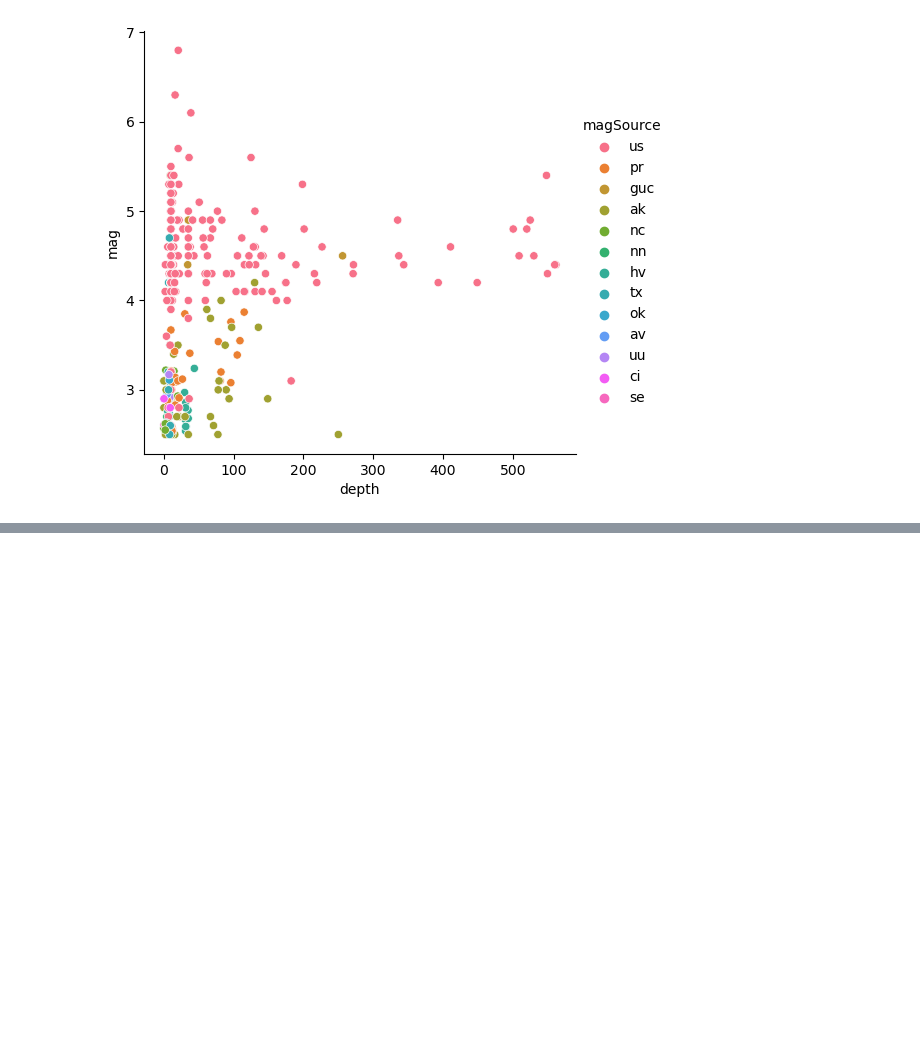
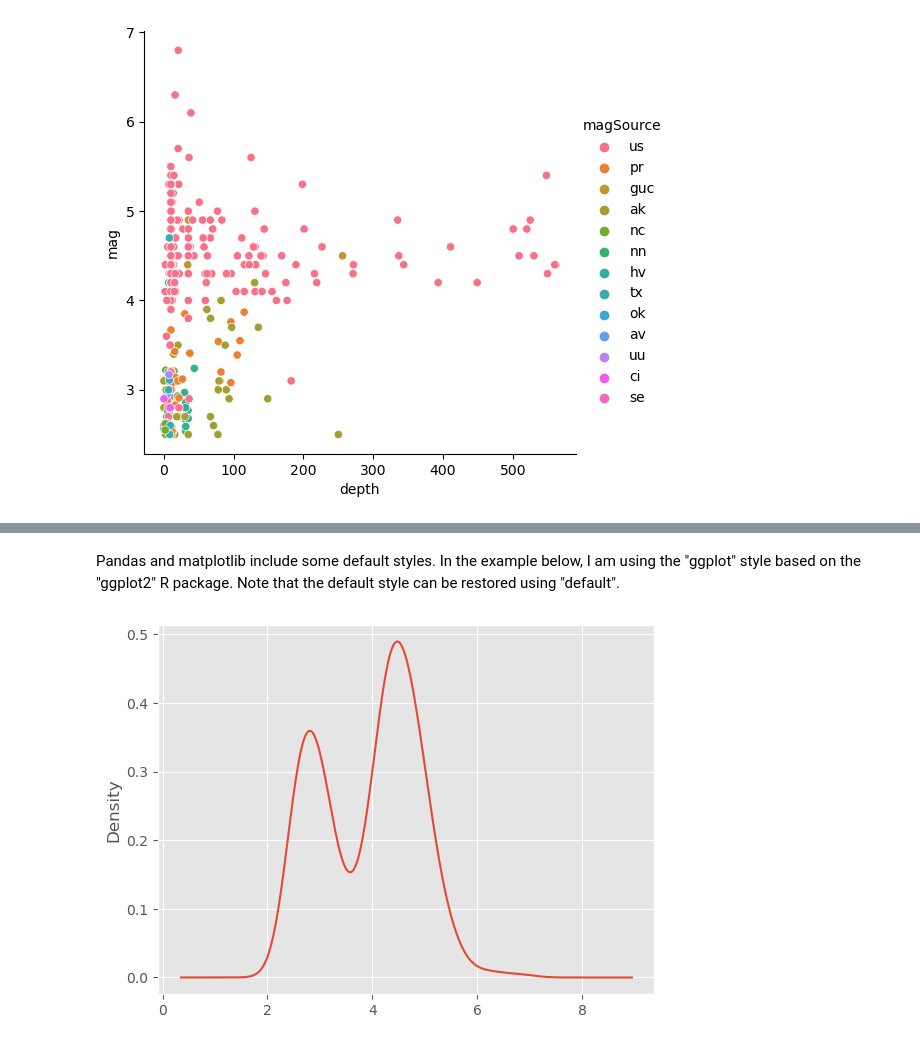
Before and after one commit to mfbenitezp/PY4SA_Course, a Jupyter notebook: Python_DataViz.ipynb, the cells around one changed output, grey strips where cells are left out. Cells and saved outputs as stored; diff of their text form; code cells hidden in the pictures; blank space fills up the shorter version.

```diff
--- a/Python_DataViz.ipynb
+++ b/Python_DataViz.ipynb
@@ -215,0 +262,8 @@ sns.relplot(x="depth", y="mag", style="magSource", data=earthquakes)
+# %% [markdown]
+Pandas and matplotlib include some default styles. In the example below, I am using the "ggplot" style based on the "ggplot2" R package. Note that the default style can be restored using "default".
+# %%
+plt.style.use("ggplot")
+earthquakes.mag.plot.kde()
+plt.style.use('default')
+# %% [output]
+[figure, added]
```
Also changed, not shown: parts of 19 cells of this notebook, 2 other files.
